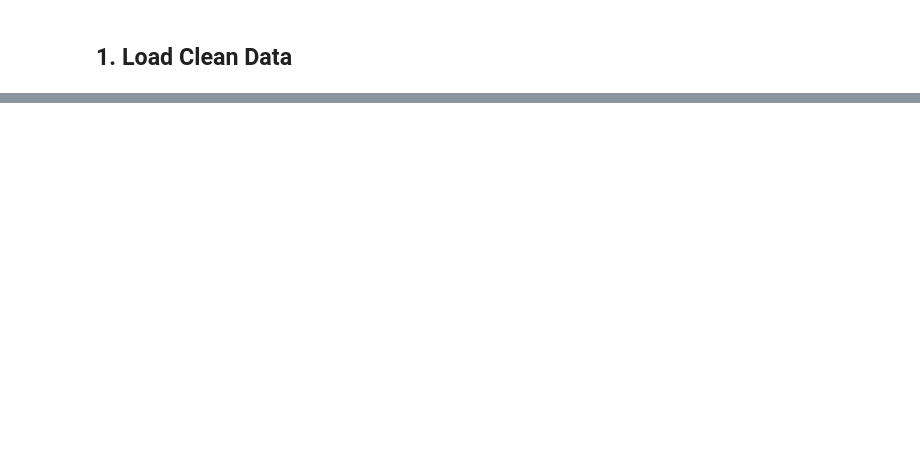
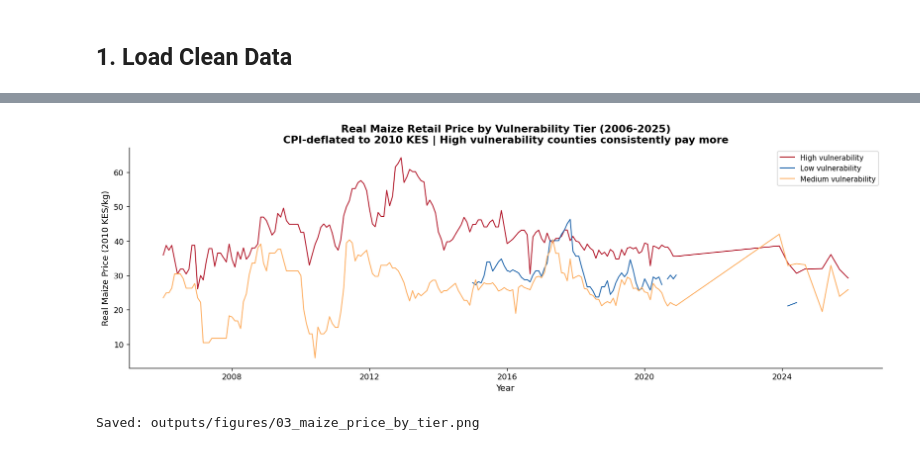
Before and after one commit to MutwiriC/compound-crisis-cascade-kenya, a Jupyter notebook: notebooks/03_eda.ipynb, the cells around one changed output, grey strips where cells are left out. Drawn from its saved outputs; the diff is of its cells as text; code cells hidden in the pictures; blank space fills up the shorter version.

```diff
--- a/notebooks/03_eda.ipynb
+++ b/notebooks/03_eda.ipynb
@@ -852,0 +376,33 @@ Saved: ..\outputs\tables\03_eda_county_summary.csv
+# %%
+# Maize price by vulnerability tier - real prices
+food_tiered = food_clean.merge(
+    pov_clean[['county', 'vulnerability_tier']], on='county', how='left'
+)
+tier_maize = (
+    food_tiered
+    .groupby(['year_month', 'vulnerability_tier'])['real_price_maize']
+    .median()
+    .reset_index()
+)
+tier_maize['date'] = pd.to_datetime(tier_maize['year_month'])
+
+fig, ax = plt.subplots(figsize=(14, 5))
+for tier, group in tier_maize.groupby('vulnerability_tier'):
+    ax.plot(group['date'], group['real_price_maize'],
+            color=tier_colours.get(tier, COLOURS['neutral']),
+            linewidth=1.2, label=f'{tier} vulnerability')
+ax.set_xlabel('Year', fontsize=11)
+ax.set_ylabel('Real Maize Price (2010 KES/kg)', fontsize=11)
+ax.set_title(
+    'Real Maize Retail Price by Vulnerability Tier (2006-2025)\n'
+    'CPI-deflated to 2010 KES | High vulnerability counties consistently pay more',
+    fontweight='bold'
+)
+ax.legend(fontsize=9)
+plt.tight_layout()
+plt.savefig(os.path.join(fig_dir, '03_maize_price_by_tier.png'), bbox_inches='tight', dpi=150)
+plt.show()
+print("Saved: outputs/figures/03_maize_price_by_tier.png")
+# %% [output]
+[figure, added]
+Saved: outputs/figures/03_maize_price_by_tier.png
```
Also changed, not shown: parts of 64 cells of this notebook, 1 other file.
